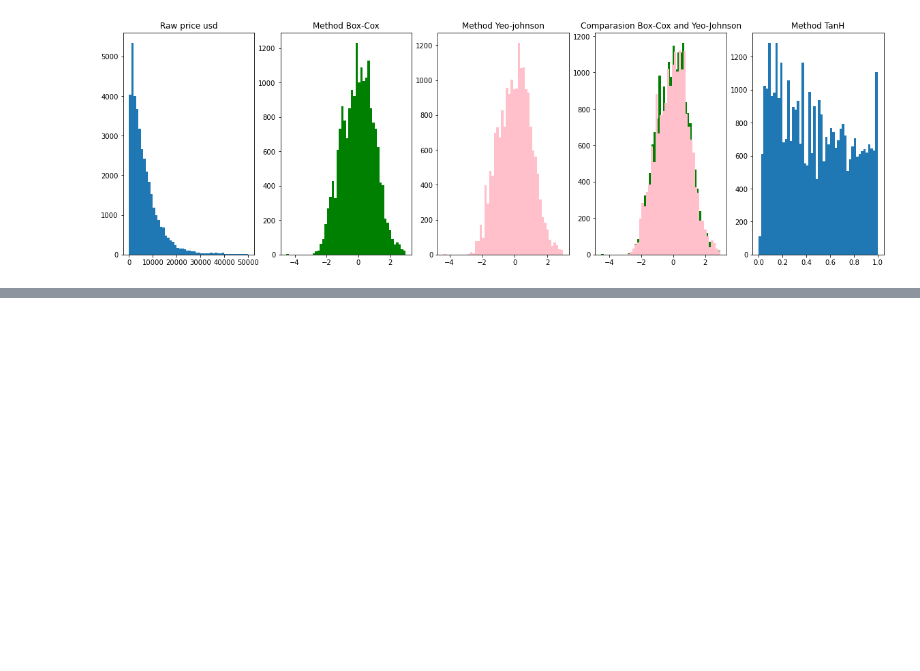
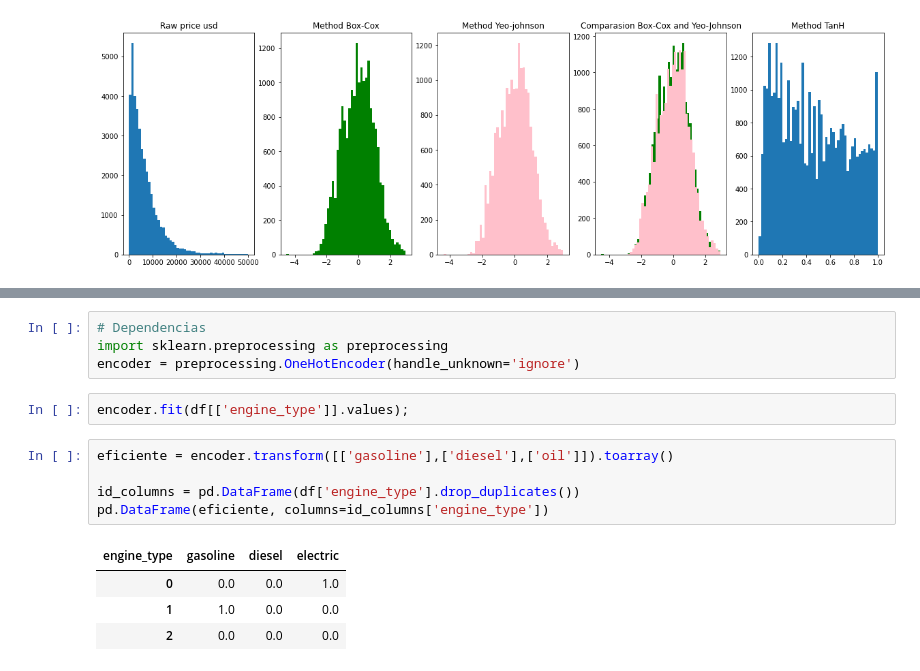
Before and after one commit to ronaldespinozaa/estadistica-descriptiva, a Jupyter notebook: estadistica-descriptiva.ipynb, the cells around one changed output, grey strips where cells are left out. Cells and saved outputs as stored; diff of their text form; blank space fills up the shorter version.

```diff
--- a/estadistica-descriptiva.ipynb
+++ b/estadistica-descriptiva.ipynb
@@ -1287,0 +1301,16 @@ pd.get_dummies(df['engine_type'])
+# %%
+# Dependencias
+import sklearn.preprocessing as preprocessing
+encoder = preprocessing.OneHotEncoder(handle_unknown='ignore')
+# %%
+encoder.fit(df[['engine_type']].values);
+# %%
+eficiente = encoder.transform([['gasoline'],['diesel'],['oil']]).toarray()
+
+id_columns = pd.DataFrame(df['engine_type'].drop_duplicates())
+pd.DataFrame(eficiente, columns=id_columns['engine_type'])
+# %% [output]
+| engine_type | gasoline | diesel | electric |
+| 0 | 0.0 | 0.0 | 1.0 |
+| 1 | 1.0 | 0.0 | 0.0 |
+| 2 | 0.0 | 0.0 | 0.0 |
```
Also changed, not shown: parts of 14 cells of this notebook.
